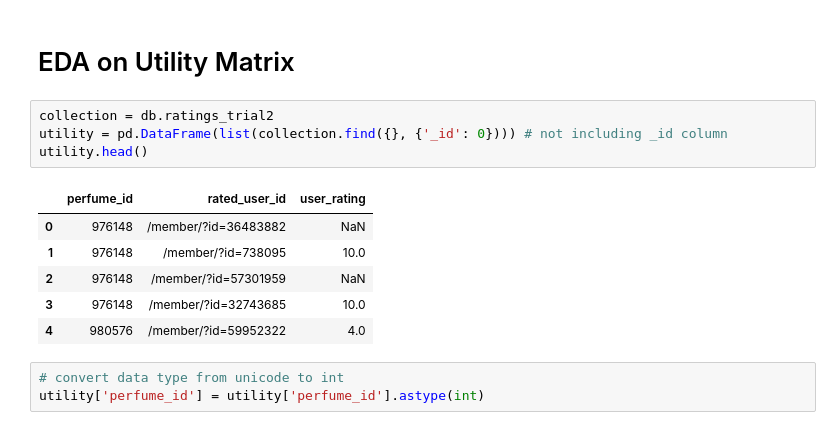
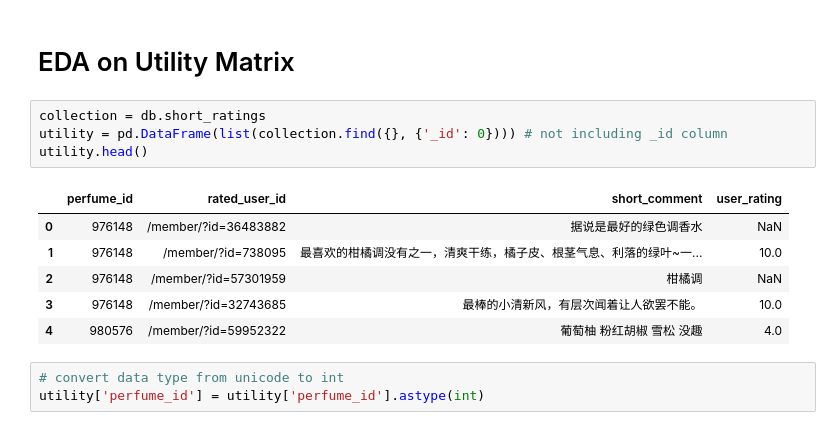
Before and after one commit to kellypeng/scentmate_rec, a Jupyter notebook: EDA/model_exploration.ipynb, the cells around one changed output. Cells and saved outputs as stored; diff of their text form.

```diff
--- a/EDA/model_exploration.ipynb
+++ b/EDA/model_exploration.ipynb
@@ -127,16 +148,16 @@ array([[ 0.,  0.,  0., ...,  1.,  0.,  0.],
 # %% [markdown]
 # EDA on Utility Matrix
 # %%
-collection = db.ratings_trial2
+collection = db.short_ratings
 utility = pd.DataFrame(list(collection.find({}, {'_id': 0}))) # not including _id column
 utility.head()
 # %% [output]
-|  | perfume_id | rated_user_id | user_rating |
-| 0 | 976148 | /member/?id=36483882 | NaN |
-| 1 | 976148 | /member/?id=738095 | 10.0 |
-| 2 | 976148 | /member/?id=57301959 | NaN |
-| 3 | 976148 | /member/?id=32743685 | 10.0 |
-| 4 | 980576 | /member/?id=59952322 | 4.0 |
+|  | perfume_id | rated_user_id | short_comment | user_rating |
+| 0 | 976148 | /member/?id=36483882 | 据说是最好的绿色调香水 | NaN |
+| 1 | 976148 | /member/?id=738095 | 最喜欢的柑橘调没有之一，清爽干练，橘子皮、根茎气息、利落的绿叶~一... | 10.0 |
+| 2 | 976148 | /member/?id=57301959 | 柑橘调 | NaN |
+| 3 | 976148 | /member/?id=32743685 | 最棒的小清新风，有层次闻着让人欲罢不能。 | 10.0 |
+| 4 | 980576 | /member/?id=59952322 | 葡萄柚 粉红胡椒 雪松 没趣 | 4.0 |
 # %%
 # convert data type from unicode to int
 utility['perfume_id'] = utility['perfume_id'].astype(int)
```
Also changed, not shown: parts of 17 cells of this notebook, 24 other files.
